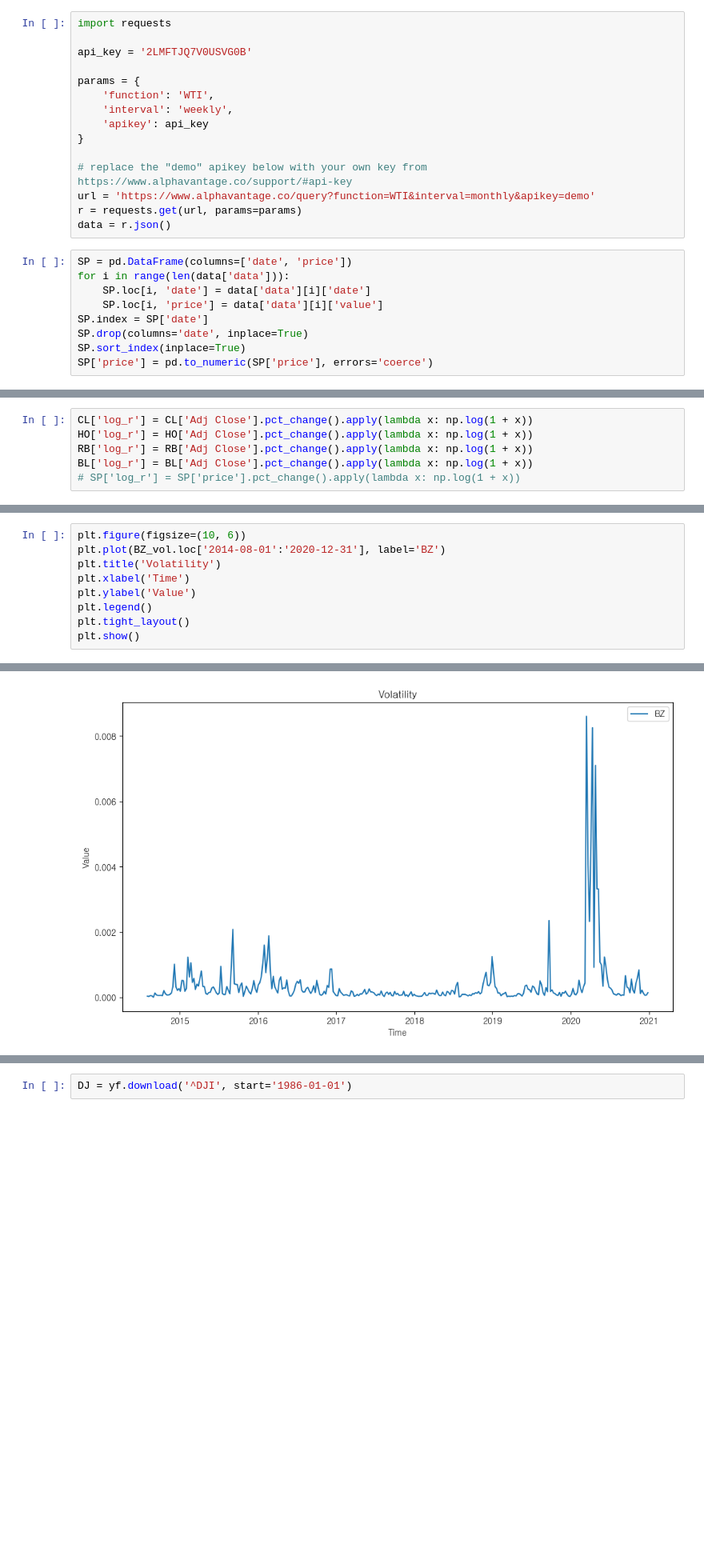
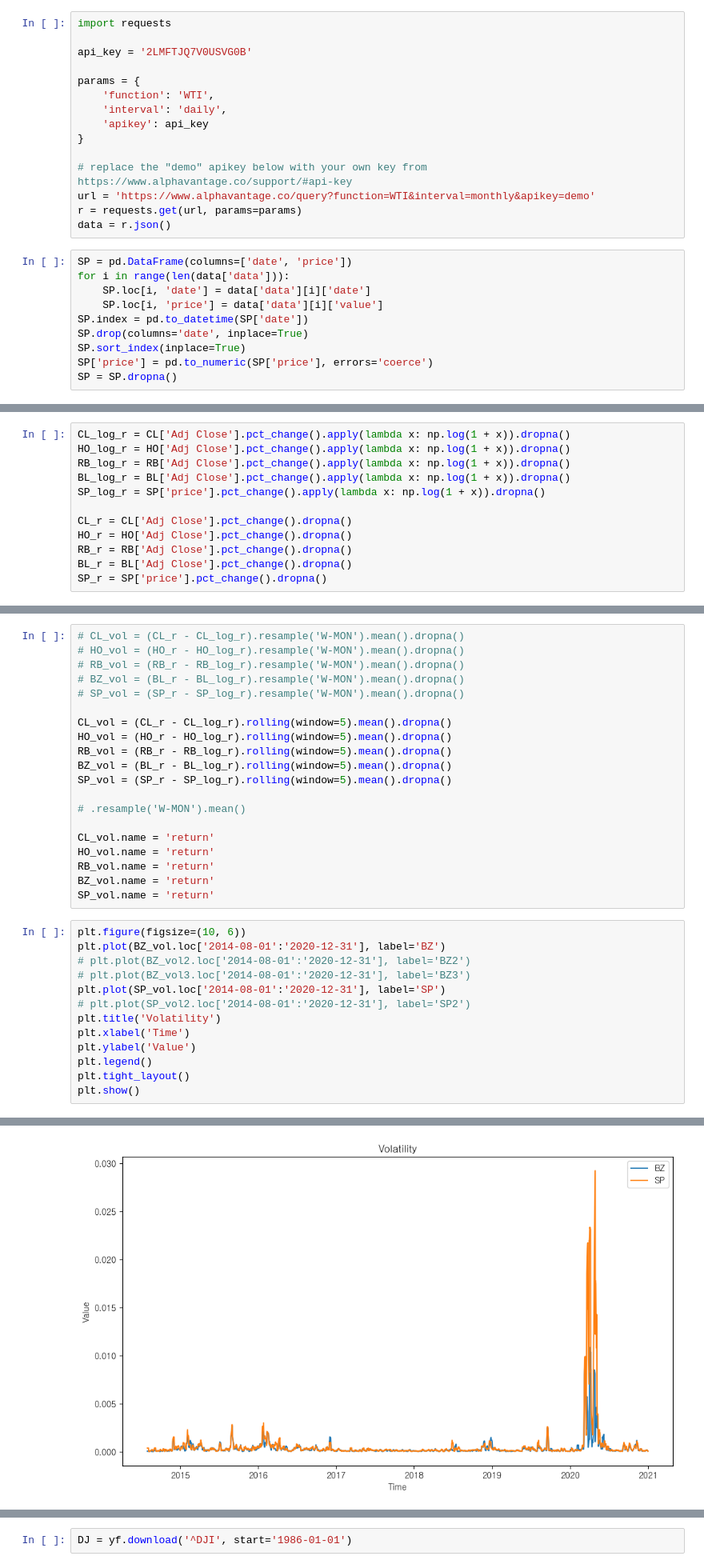
Before and after one commit to kimjuhwan1234/Volatility_Forecasting, a Jupyter notebook: preprocessing.ipynb, the cells around one changed output, grey strips where cells are left out. Shown at 80% size. Saved outputs shown, nothing was run; the diff lists cells and outputs as text; blank space fills up the shorter version.

```diff
--- a/preprocessing.ipynb
+++ b/preprocessing.ipynb
@@ -19,7 +19,7 @@ api_key = '2LMFTJQ7V0USVG0B'
 
 params = {
     'function': 'WTI',
-    'interval': 'weekly',
+    'interval': 'daily',
     'apikey': api_key
 }
 
@@ -32,7 +32,8 @@ SP = pd.DataFrame(columns=['date', 'price'])
 for i in range(len(data['data'])):
     SP.loc[i, 'date'] = data['data'][i]['date']
     SP.loc[i, 'price'] = data['data'][i]['value']
-SP.index = SP['date']
+SP.index = pd.to_datetime(SP['date'])
 SP.drop(columns='date', inplace=True)
 SP.sort_index(inplace=True)
 SP['price'] = pd.to_numeric(SP['price'], errors='coerce')
+SP = SP.dropna()
@@ -80,6 +106,12 @@ BL_vol = BL['Adj Close'].pct_change().apply(lambda x: np.log(1 + x)).rolling(win
 # %%
-CL['log_r'] = CL['Adj Close'].pct_change().apply(lambda x: np.log(1 + x))
-HO['log_r'] = HO['Adj Close'].pct_change().apply(lambda x: np.log(1 + x))
-RB['log_r'] = RB['Adj Close'].pct_change().apply(lambda x: np.log(1 + x))
-BL['log_r'] = BL['Adj Close'].pct_change().apply(lambda x: np.log(1 + x))
-# SP['log_r'] = SP['price'].pct_change().apply(lambda x: np.log(1 + x))
+CL_log_r = CL['Adj Close'].pct_change().apply(lambda x: np.log(1 + x)).dropna()
+HO_log_r = HO['Adj Close'].pct_change().apply(lambda x: np.log(1 + x)).dropna()
+RB_log_r = RB['Adj Close'].pct_change().apply(lambda x: np.log(1 + x)).dropna()
+BL_log_r = BL['Adj Close'].pct_change().apply(lambda x: np.log(1 + x)).dropna()
+SP_log_r = SP['price'].pct_change().apply(lambda x: np.log(1 + x)).dropna()
+
+CL_r = CL['Adj Close'].pct_change().dropna()
+HO_r = HO['Adj Close'].pct_change().dropna()
+RB_r = RB['Adj Close'].pct_change().dropna()
+BL_r = BL['Adj Close'].pct_change().dropna()
+SP_r = SP['price'].pct_change().dropna()
@@ -98,6 +118,30 @@ BZ_vol=((BL['r']-BL['log_r'])).rolling(window=5).mean().resample('W').mean().dro
+# %%
+# CL_vol = (CL_r - CL_log_r).resample('W-MON').mean().dropna()
+# HO_vol = (HO_r - HO_log_r).resample('W-MON').mean().dropna()
+# RB_vol = (RB_r - RB_log_r).resample('W-MON').mean().dropna()
+# BZ_vol = (BL_r - BL_log_r).resample('W-MON').mean().dropna()
+# SP_vol = (SP_r - SP_log_r).resample('W-MON').mean().dropna()
+
+CL_vol = (CL_r - CL_log_r).rolling(window=5).mean().dropna()
+HO_vol = (HO_r - HO_log_r).rolling(window=5).mean().dropna()
+RB_vol = (RB_r - RB_log_r).rolling(window=5).mean().dropna()
+BZ_vol = (BL_r - BL_log_r).rolling(window=5).mean().dropna()
+SP_vol = (SP_r - SP_log_r).rolling(window=5).mean().dropna()
+
+# .resample('W-MON').mean()
+
+CL_vol.name = 'return'
+HO_vol.name = 'return'
+RB_vol.name = 'return'
+BZ_vol.name = 'return'
+SP_vol.name = 'return'
 # %%
 plt.figure(figsize=(10, 6))
 plt.plot(BZ_vol.loc['2014-08-01':'2020-12-31'], label='BZ')
+# plt.plot(BZ_vol2.loc['2014-08-01':'2020-12-31'], label='BZ2')
+# plt.plot(BZ_vol3.loc['2014-08-01':'2020-12-31'], label='BZ3')
+plt.plot(SP_vol.loc['2014-08-01':'2020-12-31'], label='SP')
+# plt.plot(SP_vol2.loc['2014-08-01':'2020-12-31'], label='SP2')
 plt.title('Volatility')
 plt.xlabel('Time')
 plt.ylabel('Value')
@@ -114 +159 @@ Text(0, 0.5, 'Value')
-[figure, old version]
+[figure, new version]
```
Also changed, not shown: parts of 15 cells of this notebook, 19 other files.
